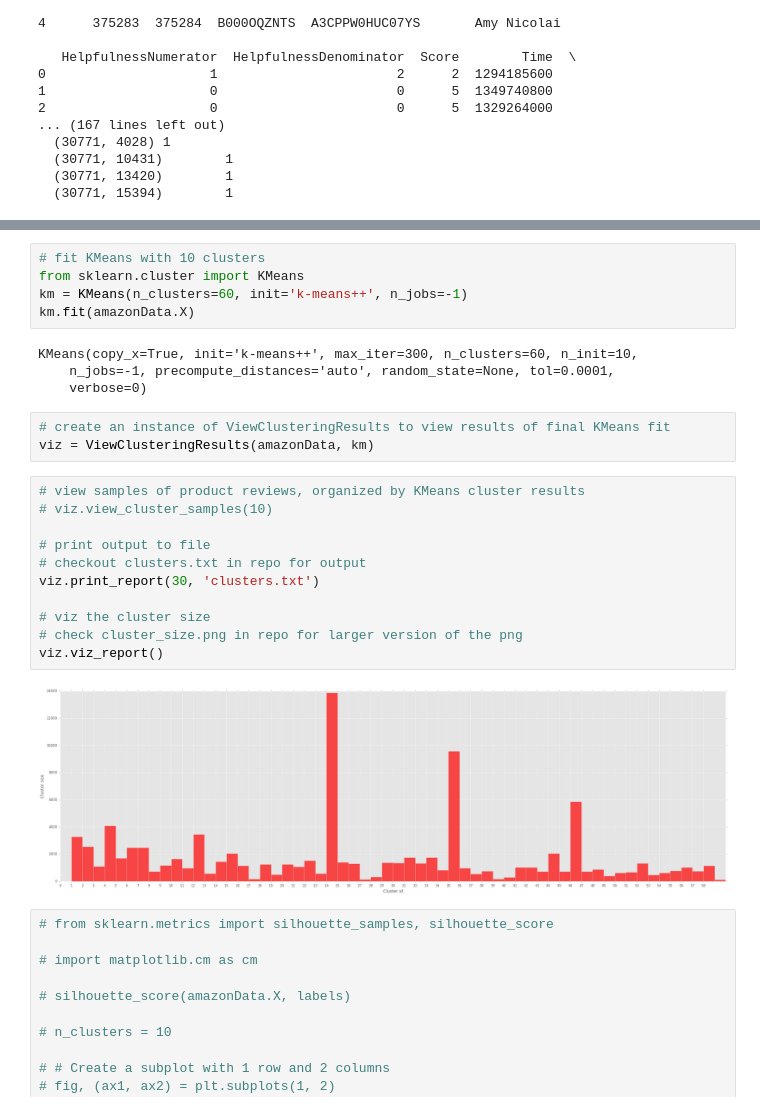
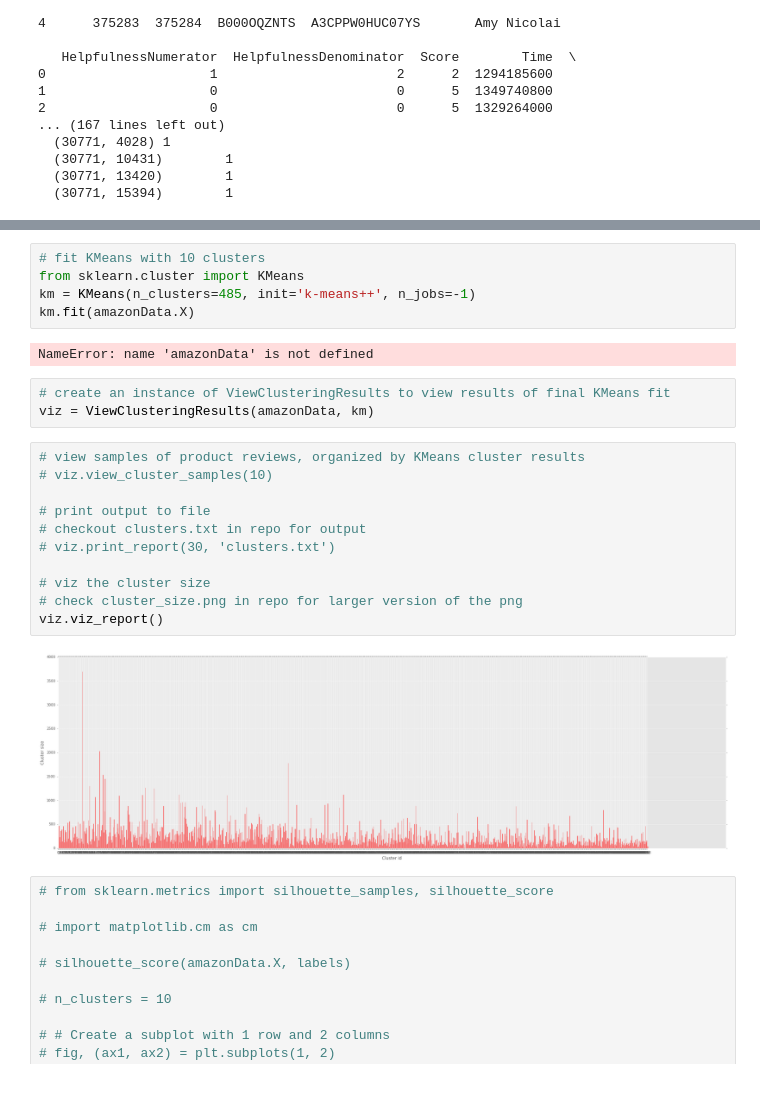
Before and after one commit to ep866/Machine-Learning, a Jupyter notebook: clustering/kmeans_amazon.ipynb, the cells around one changed output, grey strips where cells are left out. Cells and saved outputs as stored; diff of their text form.

```diff
--- a/clustering/kmeans_amazon.ipynb
+++ b/clustering/kmeans_amazon.ipynb
@@ -191,28 +191,26 @@ plt.show()
 # %%
 # fit KMeans with 10 clusters
 from sklearn.cluster import KMeans
-km = KMeans(n_clusters=60, init='k-means++', n_jobs=-1)
+km = KMeans(n_clusters=485, init='k-means++', n_jobs=-1)
 km.fit(amazonData.X)
 # %% [output]
-KMeans(copy_x=True, init='k-means++', max_iter=300, n_clusters=60, n_init=10,
-    n_jobs=-1, precompute_distances='auto', random_state=None, tol=0.0001,
-    verbose=0)
+NameError: name 'amazonData' is not defined
 # %%
 # create an instance of ViewClusteringResults to view results of final KMeans fit
 viz = ViewClusteringResults(amazonData, km)
 # %%
 # view samples of product reviews, organized by KMeans cluster results
 # viz.view_cluster_samples(10)
 
 # print output to file
 # checkout clusters.txt in repo for output
-viz.print_report(30, 'clusters.txt')
+# viz.print_report(30, 'clusters.txt')
 
 # viz the cluster size
 # check cluster_size.png in repo for larger version of the png
 viz.viz_report()
 # %% [output]
-[figure, old version]
+[figure, new version]
 # %%
 # from sklearn.metrics import silhouette_samples, silhouette_score
 
```
Also changed, not shown: parts of 1 cell of this notebook.
